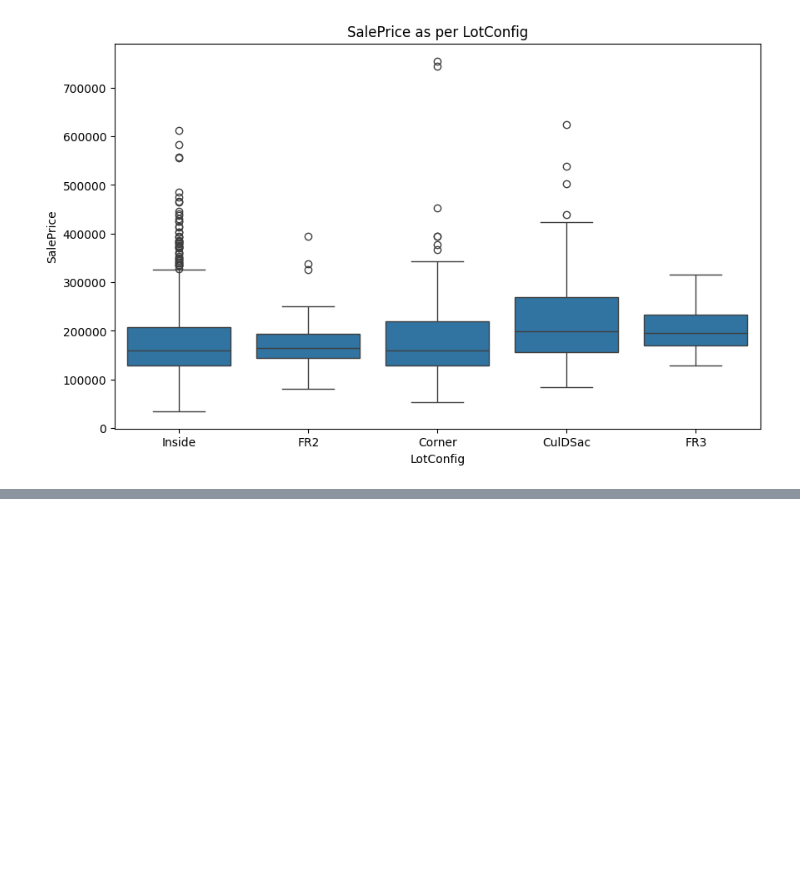
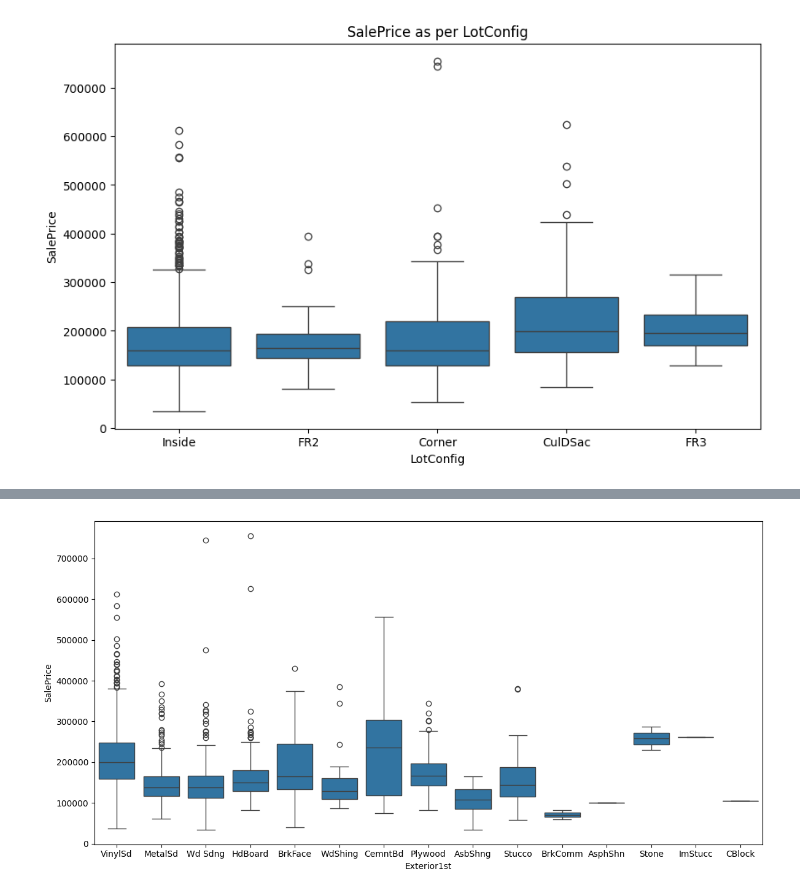
Before and after one commit to Devan7705/House_Price_Prediction_Model, a Jupyter notebook: HousePricePrediction.ipynb, the cells around one changed output, grey strips where cells are left out. Cells and saved outputs as stored; diff of their text form; code cells hidden in the pictures; blank space fills up the shorter version.

```diff
--- a/HousePricePrediction.ipynb
+++ b/HousePricePrediction.ipynb
@@ -215,0 +252,6 @@ plt.show()
+# %%
+plt.figure(figsize=(12,6))
+sns.boxplot(x="Exterior1st",y='SalePrice',data=df)
+plt.tight_layout()
+# %% [output]
+[figure, added]
```
Also changed, not shown: parts of 34 cells of this notebook.
